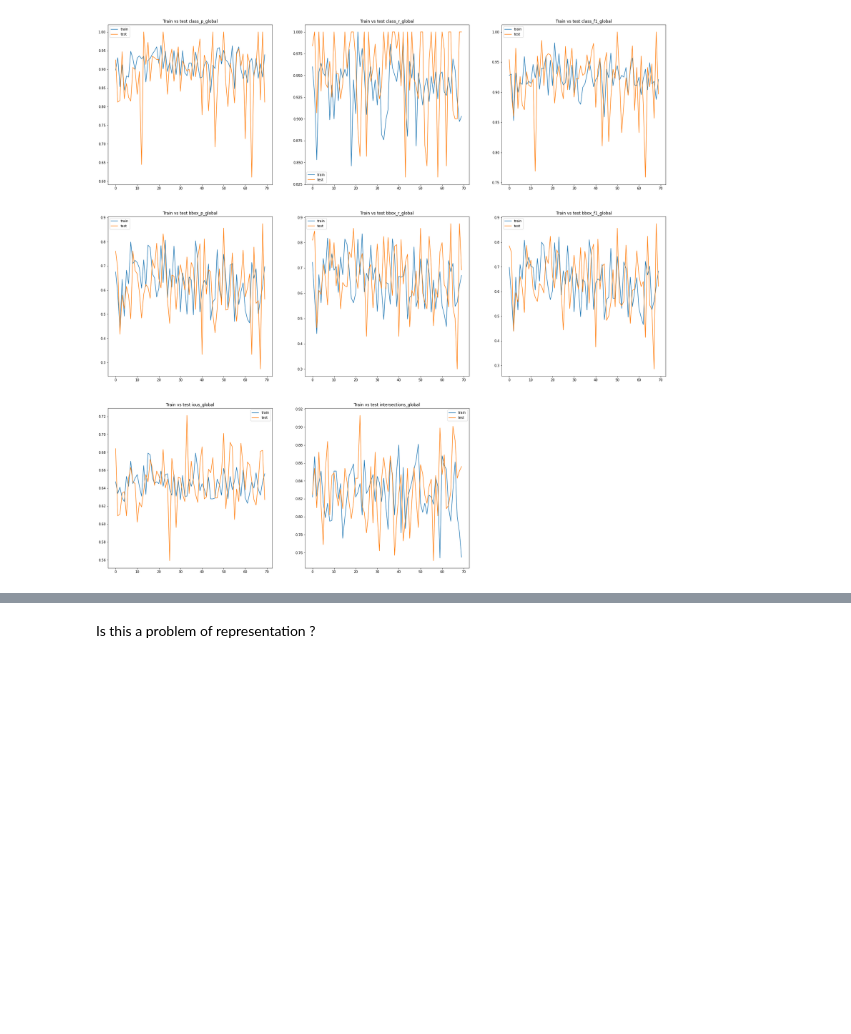
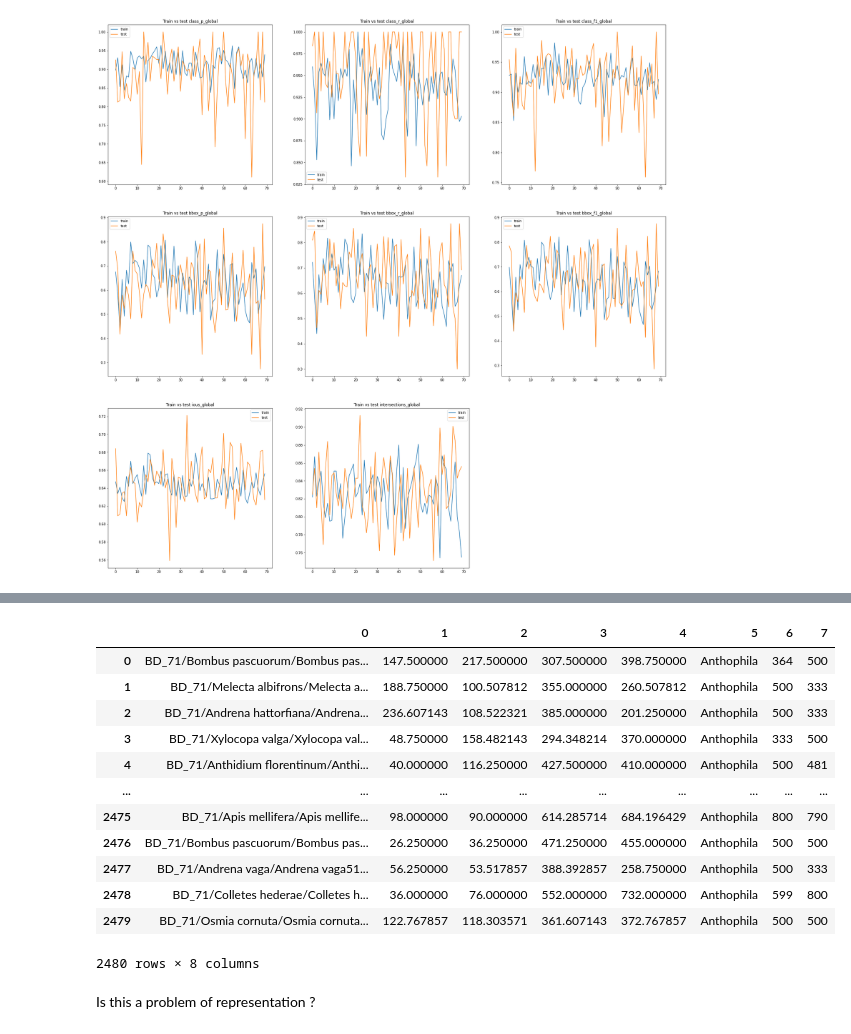
Before and after one commit to basile-desjuzeur/bees_detection, a Jupyter notebook: src/data/outputs/analize_outputs.ipynb, the cells around one changed output, grey strips where cells are left out. Saved outputs shown, nothing was run; the diff lists cells and outputs as text; code cells hidden in the pictures; blank space fills up the shorter version.

```diff
--- a/src/data/outputs/analize_outputs.ipynb
+++ b/src/data/outputs/analize_outputs.ipynb
@@ -160,3 +145,19 @@ for i, metric in enumerate(train_metrics[1:]):
+# %%
+df_test
+# %% [output]
+|  | 0 | 1 | 2 | 3 | 4 | 5 | 6 | 7 |
+| 0 | BD_71/Bombus pascuorum/Bombus pas... | 147.500000 | 217.500000 | 307.500000 | 398.750000 | Anthophila | 364 | 500 |
+| 1 | BD_71/Melecta albifrons/Melecta a... | 188.750000 | 100.507812 | 355.000000 | 260.507812 | Anthophila | 500 | 333 |
+| 2 | BD_71/Andrena hattorfiana/Andrena... | 236.607143 | 108.522321 | 385.000000 | 201.250000 | Anthophila | 500 | 333 |
+| 3 | BD_71/Xylocopa valga/Xylocopa val... | 48.750000 | 158.482143 | 294.348214 | 370.000000 | Anthophila | 333 | 500 |
+| 4 | BD_71/Anthidium florentinum/Anthi... | 40.000000 | 116.250000 | 427.500000 | 410.000000 | Anthophila | 500 | 481 |
+| ... | ... | ... | ... | ... | ... | ... | ... | ... |
+| 2475 | BD_71/Apis mellifera/Apis mellife... | 98.000000 | 90.000000 | 614.285714 | 684.196429 | Anthophila | 800 | 790 |
+| 2476 | BD_71/Bombus pascuorum/Bombus pas... | 26.250000 | 36.250000 | 471.250000 | 455.000000 | Anthophila | 500 | 500 |
+| 2477 | BD_71/Andrena vaga/Andrena vaga51... | 56.250000 | 53.517857 | 388.392857 | 258.750000 | Anthophila | 500 | 333 |
+| 2478 | BD_71/Colletes hederae/Colletes h... | 36.000000 | 76.000000 | 552.000000 | 732.000000 | Anthophila | 599 | 800 |
+| 2479 | BD_71/Osmia cornuta/Osmia cornuta... | 122.767857 | 118.303571 | 361.607143 | 372.767857 | Anthophila | 500 | 500 |
+2480 rows × 8 columns
 # %% [markdown]
 Is this a problem of representation ?
 # %%
```
Also changed, not shown: parts of 5 cells of this notebook, 36 other files.
